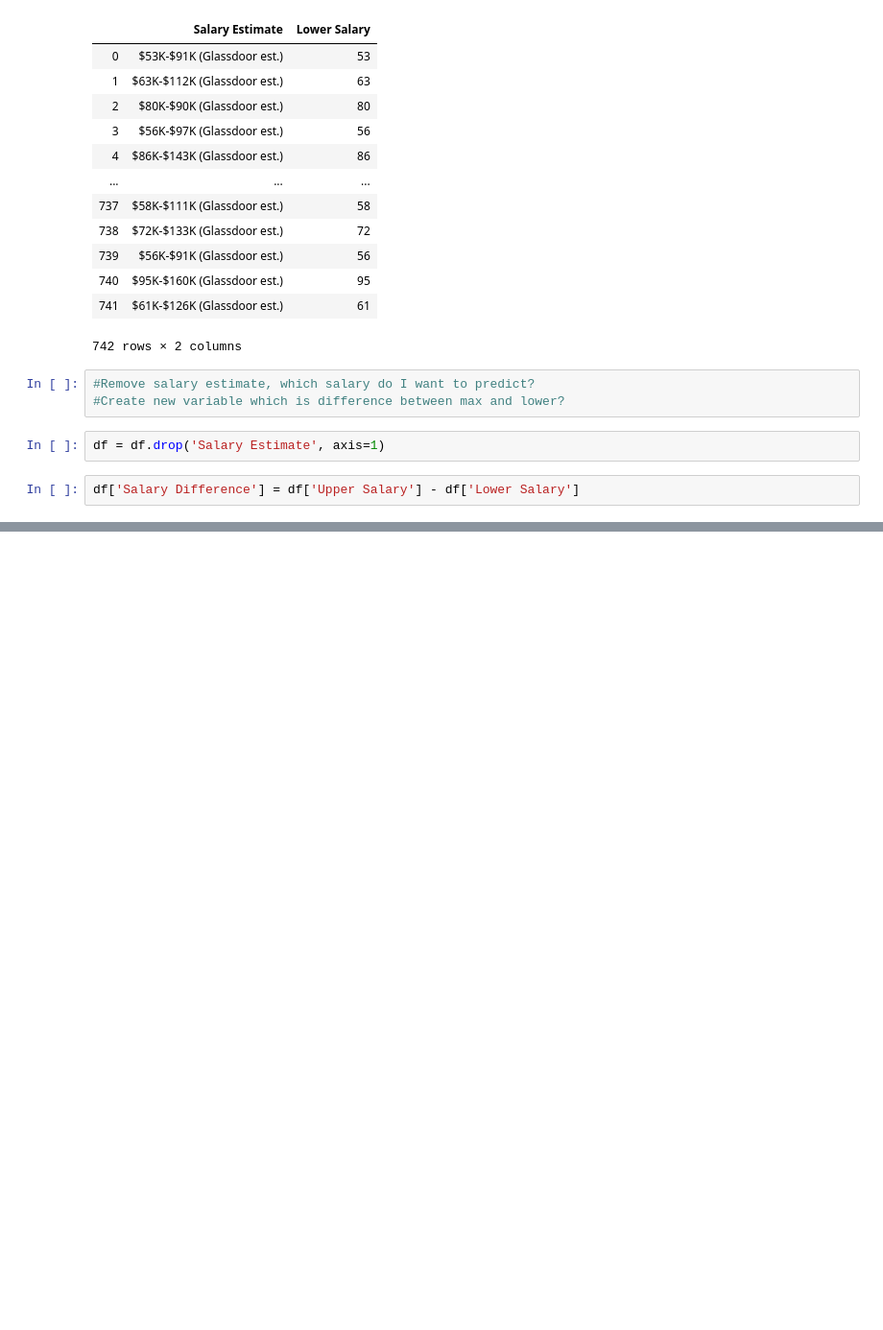
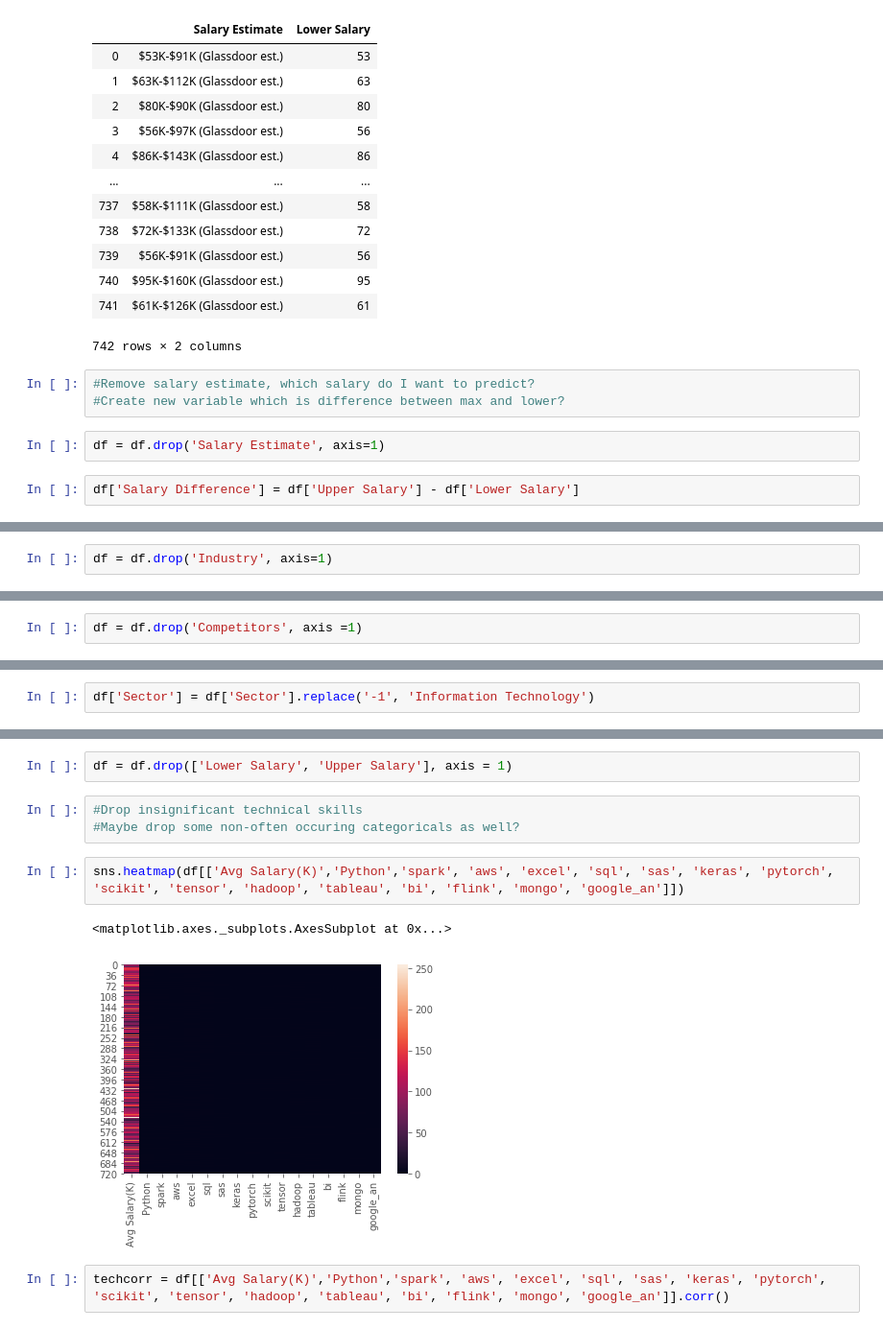
Before and after one commit to andreasbergstrm/Data-science-salary-prediction, a Jupyter notebook: ds salary code.ipynb, the cells around one changed output, grey strips where cells are left out. Shown: that part at 96% size. Cells and saved outputs as stored; diff of their text form; blank space fills up the shorter version.

```diff
--- a/ds salary code.ipynb
+++ b/ds salary code.ipynb
@@ -149,0 +299,2 @@ df['Salary Difference'] = df['Upper Salary'] - df['Lower Salary']
+# %%
+df = df.drop('Industry', axis=1)
@@ -149,0 +343,2 @@ df['Salary Difference'] = df['Upper Salary'] - df['Lower Salary']
+# %%
+df = df.drop('Competitors', axis =1)
@@ -149,0 +365,2 @@ df['Salary Difference'] = df['Upper Salary'] - df['Lower Salary']
+# %%
+df['Sector'] = df['Sector'].replace('-1', 'Information Technology')
@@ -149,0 +380,12 @@ df['Salary Difference'] = df['Upper Salary'] - df['Lower Salary']
+# %%
+df = df.drop(['Lower Salary', 'Upper Salary'], axis = 1)
+# %%
+#Drop insignificant technical skills
+#Maybe drop some non-often occuring categoricals as well?
+# %%
+sns.heatmap(df[['Avg Salary(K)','Python','spark', 'aws', 'excel', 'sql', 'sas', 'keras', 'pytorch', 'scikit', 'tensor', 'hadoop', 'tableau', 'bi', 'flink', 'mongo', 'google_an']])
+# %% [output]
+<matplotlib.axes._subplots.AxesSubplot at 0x...>
+[figure, added]
+# %%
+techcorr = df[['Avg Salary(K)','Python','spark', 'aws', 'excel', 'sql', 'sas', 'keras', 'pytorch', 'scikit', 'tensor', 'hadoop', 'tableau', 'bi', 'flink', 'mongo', 'google_an']].corr()
```
Also changed, not shown: parts of 111 cells of this notebook.
